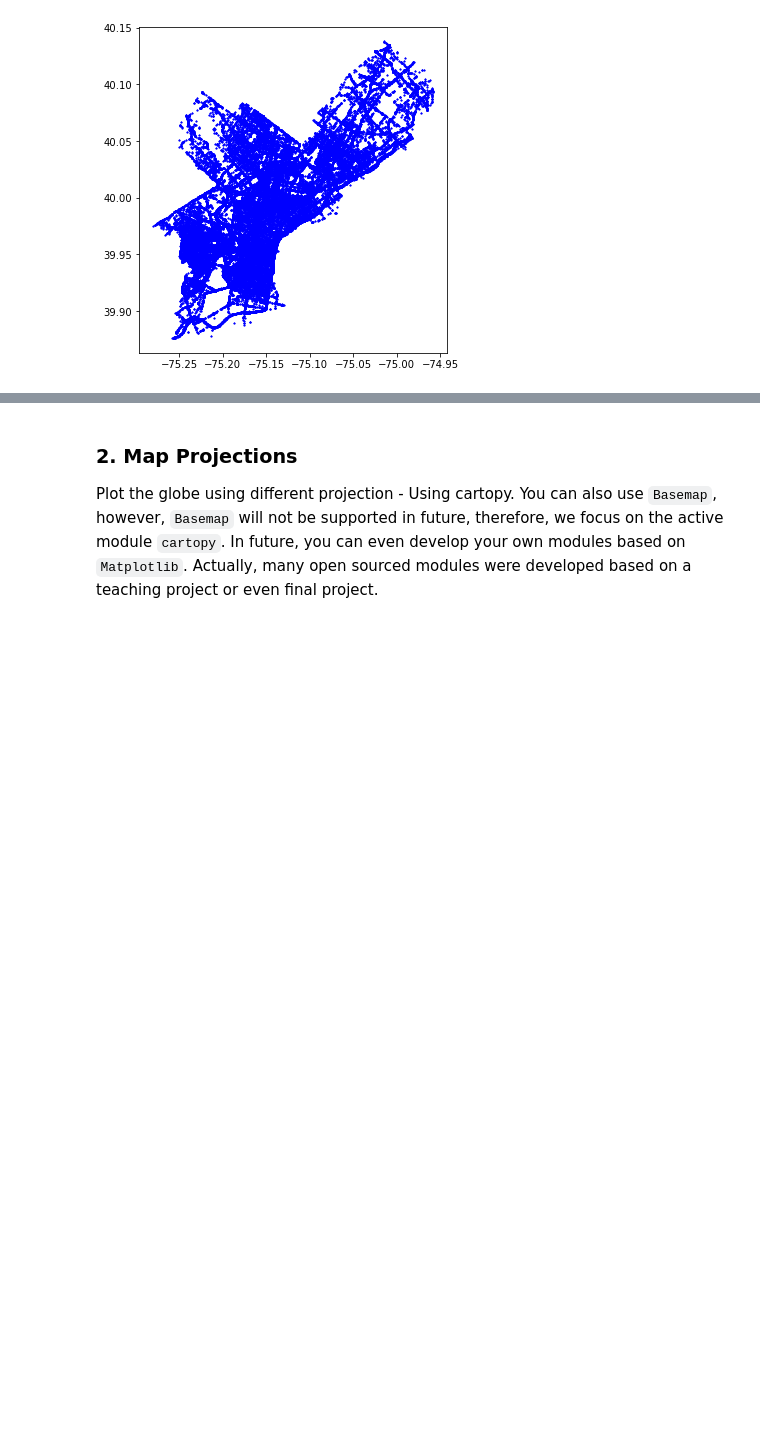
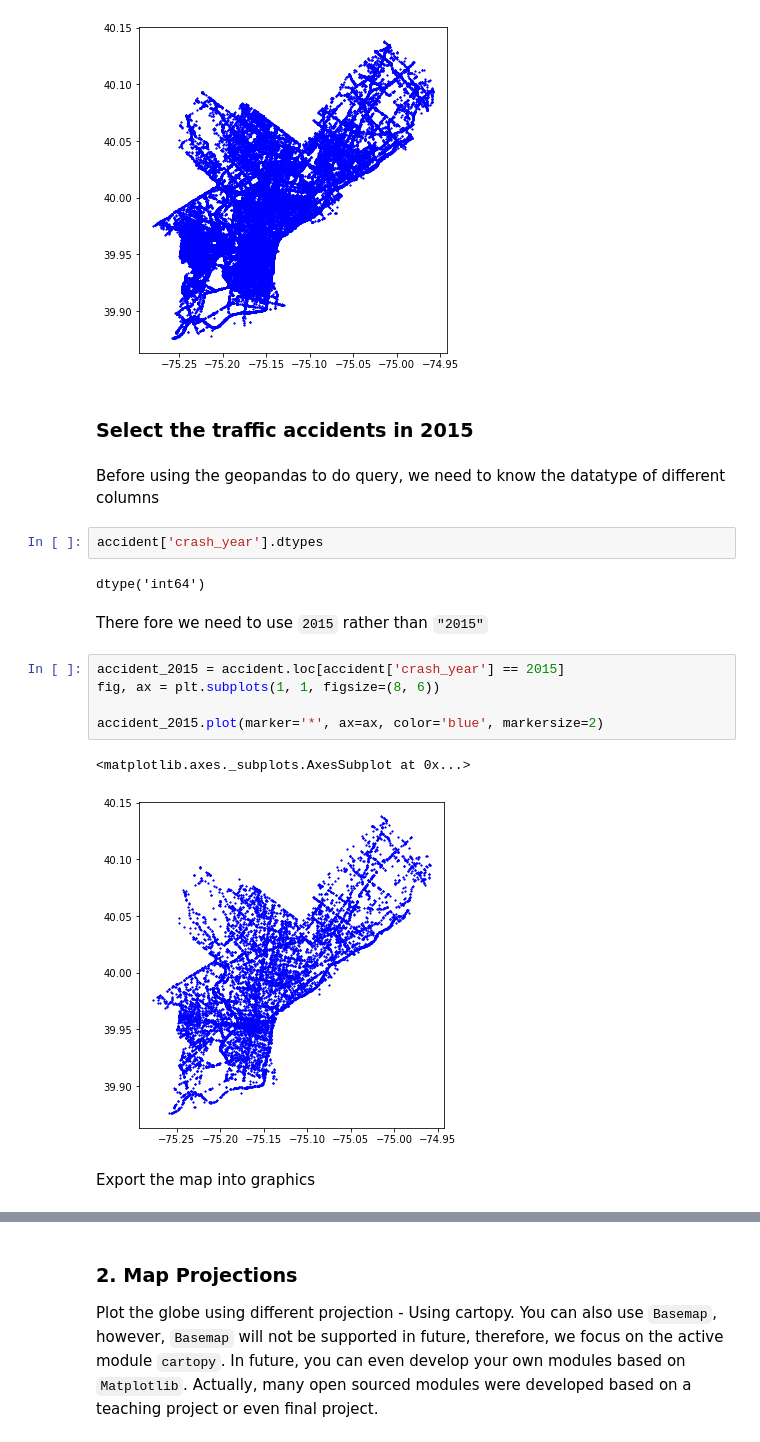
Before and after one commit to temple-geography/GUS-5073-Geovisualization, a Jupyter notebook: Lab2-CreatingGraphics-maps/Projections-manipulation.ipynb, the cells around one changed output, grey strips where cells are left out. Cells and saved outputs as stored; diff of their text form; blank space fills up the shorter version.

```diff
--- a/Lab2-CreatingGraphics-maps/Projections-manipulation.ipynb
+++ b/Lab2-CreatingGraphics-maps/Projections-manipulation.ipynb
@@ -127,3 +127,23 @@ accident.plot(marker='*', ax=ax, color='blue', markersize=2)
 # %% [output]
 <matplotlib.axes._subplots.AxesSubplot at 0x...>
 [figure]
+# %% [markdown]
+### Select the traffic accidents in 2015
+# %% [markdown]
+Before using the geopandas to do query, we need to know the datatype of different columns
+# %%
+accident['crash_year'].dtypes
+# %% [output]
+dtype('int64')
+# %% [markdown]
+There fore we need to use `2015` rather than `"2015"`
+# %%
+accident_2015 = accident.loc[accident['crash_year'] == 2015]
+fig, ax = plt.subplots(1, 1, figsize=(8, 6))
+
+accident_2015.plot(marker='*', ax=ax, color='blue', markersize=2)
+# %% [output]
+<matplotlib.axes._subplots.AxesSubplot at 0x...>
+[figure, added]
+# %% [markdown]
+Export the map into graphics
```
Also changed, not shown: parts of 1 cell of this notebook, 2 other files.
